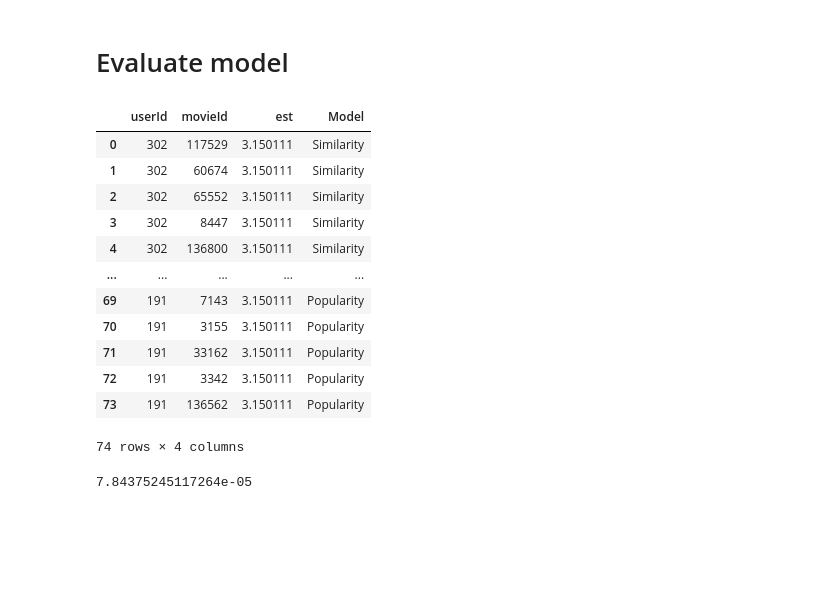
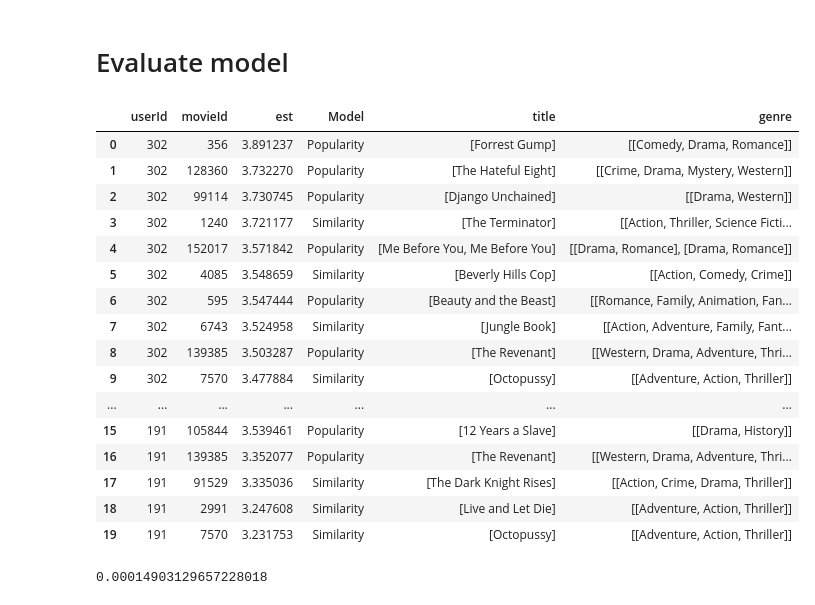
Before and after one commit to elodiezay02/movie-recommendation-system, a Jupyter notebook: src/components/Test.ipynb, the cells around one changed output. Saved outputs shown, nothing was run; the diff lists cells and outputs as text; code cells hidden in the pictures; blank space fills up the shorter version.

```diff
--- a/src/components/Test.ipynb
+++ b/src/components/Test.ipynb
@@ -148,8 +154,8 @@ def hybrid(userId, full_data, train_df, train_full, models, idx_to_genre): #full
         movie_title = full_data['title'][full_data['movieId'] == movie_id].values[0]
         sim_movie = get_recommendation_new(movie_title, full_data)
         sim_movies_list = pd.concat([sim_movies_list, sim_movie], ignore_index=True)
-    sim_movies_list.sort_values(by='sim_score', ascending=False)
-    sim_movies_list['movieId'].head(10).values.tolist()
+    sim_movies_list = sim_movies_list.sort_values(by='sim_score', ascending=False)
+    sim_movies_list = sim_movies_list['movieId'].head(10).values.tolist()
 
     recommend_list = pd.DataFrame(columns=['userId', 'movieId', 'est', "Model"])
     recommend_list.userId = userId
@@ -384,27 +390,36 @@ hybrid_result
 # %% [markdown]
 # Evaluate model
 # %%
-pred_df = pd.DataFrame(columns=['userId', 'movieId', 'est', 'Model'])
-
+cols = ['userId', 'movieId', 'est', 'Model']
+pred_df = pd.DataFrame(columns=cols)
+i = 0
 for user in test_df.userId.unique():
-    pred_df = pd.concat([pred_df, hybrid(user, full_data, train_df, \
-                              train_full, models, idx_to_genre)], ignore_index=True)
+    if i >= 2:
+        break
+    hybrid_result = hybrid(user, full_data, train_df, \
+                              train_full, models, idx_to_genre)
+    pred_df = pd.concat([pred_df, hybrid_result[cols]], ignore_index=True)
+    i += 1
 pred_df
 # %% [output]
-|  | userId | movieId | est | Model |
-| 0 | 302 | 117529 | 3.150111 | Similarity |
-| 1 | 302 | 60674 | 3.150111 | Similarity |
-| 2 | 302 | 65552 | 3.150111 | Similarity |
-| 3 | 302 | 8447 | 3.150111 | Similarity |
-| 4 | 302 | 136800 | 3.150111 | Similarity |
-| ... | ... | ... | ... | ... |
-| 69 | 191 | 7143 | 3.150111 | Popularity |
-| 70 | 191 | 3155 | 3.150111 | Popularity |
-| 71 | 191 | 33162 | 3.150111 | Popularity |
-| 72 | 191 | 3342 | 3.150111 | Popularity |
-| 73 | 191 | 136562 | 3.150111 | Popularity |
+|  | userId | movieId | est | Model | title | genre |
+| 0 | 302 | 356 | 3.891237 | Popularity | [Forrest Gump] | [[Comedy, Drama, Romance]] |
+| 1 | 302 | 128360 | 3.732270 | Popularity | [The Hateful Eight] | [[Crime, Drama, Mystery, Western]] |
+| 2 | 302 | 99114 | 3.730745 | Popularity | [Django Unchained] | [[Drama, Western]] |
+| 3 | 302 | 1240 | 3.721177 | Similarity | [The Terminator] | [[Action, Thriller, Science Ficti... |
+| 4 | 302 | 152017 | 3.571842 | Popularity | [Me Before You, Me Before You] | [[Drama, Romance], [Drama, Romance]] |
+| 5 | 302 | 4085 | 3.548659 | Similarity | [Beverly Hills Cop] | [[Action, Comedy, Crime]] |
+| 6 | 302 | 595 | 3.547444 | Popularity | [Beauty and the Beast] | [[Romance, Family, Animation, Fan... |
+| 7 | 302 | 6743 | 3.524958 | Similarity | [Jungle Book] | [[Action, Adventure, Family, Fant... |
+| 8 | 302 | 139385 | 3.503287 | Popularity | [The Revenant] | [[Western, Drama, Adventure, Thri... |
+| 9 | 302 | 7570 | 3.477884 | Similarity | [Octopussy] | [[Adventure, Action, Thriller]] |
+| ... | ... | ... | ... | ... | ... | ... |
+| 15 | 191 | 105844 | 3.539461 | Popularity | [12 Years a Slave] | [[Drama, History]] |
+| 16 | 191 | 139385 | 3.352077 | Popularity | [The Revenant] | [[Western, Drama, Adventure, Thri... |
+| 17 | 191 | 91529 | 3.335036 | Similarity | [The Dark Knight Rises] | [[Action, Crime, Drama, Thriller]] |
+| 18 | 191 | 2991 | 3.247608 | Similarity | [Live and Let Die] | [[Adventure, Action, Thriller]] |
+| 19 | 191 | 7570 | 3.231753 | Similarity | [Octopussy] | [[Adventure, Action, Thriller]] |
-74 rows × 4 columns
 # %%
 evaluate(pred_df[['userId', 'movieId']], test_df[['userId', 'movieId']])
 # %% [output]
-7.84375245117264e-05
+0.00014903129657228018
```
Also changed, not shown: parts of 2 cells of this notebook.
